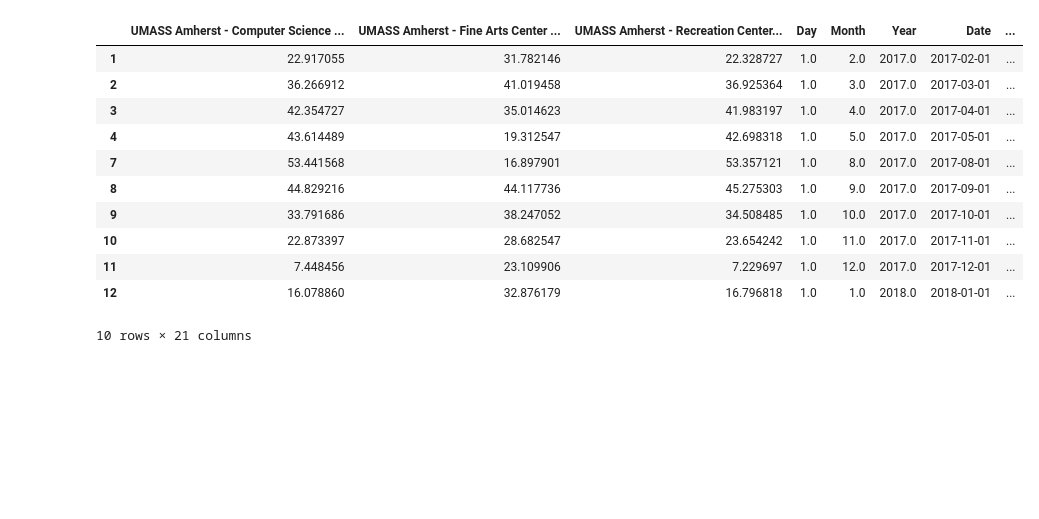
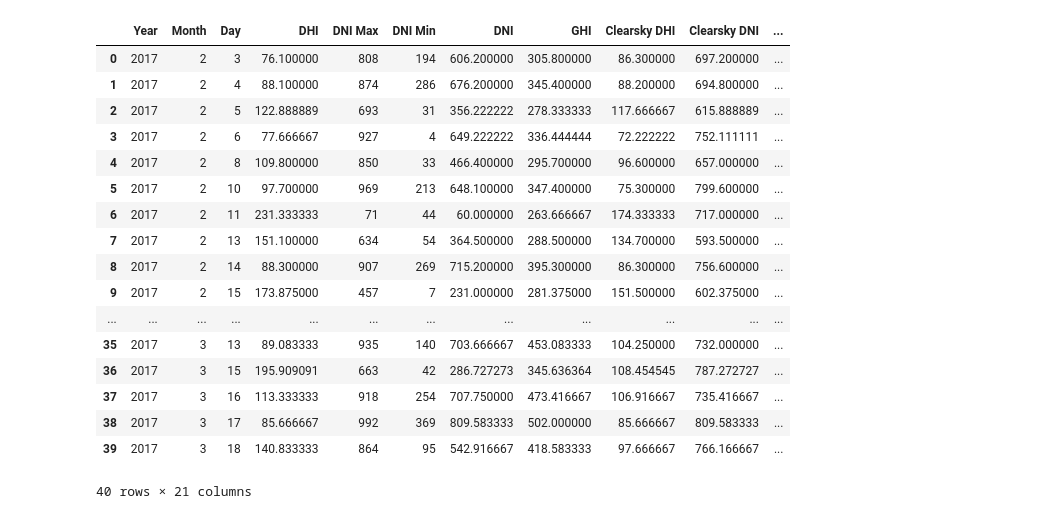
Before and after one commit to A-Wadhwani/ME597-Project, a Jupyter notebook: UMass Solar data cleaning.ipynb, the cells around one changed output. Cells and saved outputs as stored; diff of their text form; code cells hidden in the pictures; blank space fills up the shorter version.

Commit message:
revised code + data

```diff
--- a/UMass Solar data cleaning.ipynb
+++ b/UMass Solar data cleaning.ipynb
@@ -129,6 +156,10 @@ weather_df.head(10)
+# %%
+data_new_df = data_new_df[(data_new_df != 0).all(1)]
+# %%
+final_df = weather_df.merge(data_new_df, left_on = ('Month', 'Day', 'Year'),right_on = ('Month', 'Day', 'Year'), how = 'inner')
 # %%
-final_df = pd.concat([data_new_df, weather_df], axis=1, ignore_index=True)
-final_df.columns = ('UMASS Amherst - Computer Science null', 'UMASS Amherst - Fine Arts Center null', 'UMASS Amherst - Recreation Center null', 'Day', 'Month', 'Year', 'Date', 'DHI', 'DNI Max', 'DNI Min', 'DNI', 'GHI', 'Clearsky DHI', 'Clearsky DNI', 'Clearsky GHI', 'Wind Speed','Precipitable Water', 'Wind Direction', 'Relative Humidity', 'Temperature', 'Pressure')
+#final_df = pd.concat([data_new_df, weather_df], axis=1, ignore_index=True)
+#final_df.columns = ('UMASS Amherst - Computer Science null', 'UMASS Amherst - Fine Arts Center null', 'UMASS Amherst - Recreation Center null', 'Day', 'Month', 'Year', 'Date', 'DHI', 'DNI Max', 'DNI Min', 'DNI', 'GHI', 'Clearsky DHI', 'Clearsky DNI', 'Clearsky GHI', 'Wind Speed','Precipitable Water', 'Wind Direction', 'Relative Humidity', 'Temperature', 'Pressure')
 # %%
 final_df.head(10)
 # %% [output]
@@ -146,18 +177,24 @@ final_df.head(10)
 10 rows × 21 columns
 # %%
-final_df = final_df[final_df['UMASS Amherst - Fine Arts Center null'] != 0]
+#final_df = final_df[final_df['UMASS Amherst - Fine Arts Center null'] != 0]
 # %%
-final_df.head(10)
+final_df.head(40)
 # %% [output]
-|  | UMASS Amherst - Computer Science ... | UMASS Amherst - Fine Arts Center ... | UMASS Amherst - Recreation Center... | Day | Month | Year | Date | ... |
-| 1 | 22.917055 | 31.782146 | 22.328727 | 1.0 | 2.0 | 2017.0 | 2017-02-01 | ... |
-| 2 | 36.266912 | 41.019458 | 36.925364 | 1.0 | 3.0 | 2017.0 | 2017-03-01 | ... |
-| 3 | 42.354727 | 35.014623 | 41.983197 | 1.0 | 4.0 | 2017.0 | 2017-04-01 | ... |
-| 4 | 43.614489 | 19.312547 | 42.698318 | 1.0 | 5.0 | 2017.0 | 2017-05-01 | ... |
-| 7 | 53.441568 | 16.897901 | 53.357121 | 1.0 | 8.0 | 2017.0 | 2017-08-01 | ... |
-| 8 | 44.829216 | 44.117736 | 45.275303 | 1.0 | 9.0 | 2017.0 | 2017-09-01 | ... |
-| 9 | 33.791686 | 38.247052 | 34.508485 | 1.0 | 10.0 | 2017.0 | 2017-10-01 | ... |
-| 10 | 22.873397 | 28.682547 | 23.654242 | 1.0 | 11.0 | 2017.0 | 2017-11-01 | ... |
-| 11 | 7.448456 | 23.109906 | 7.229697 | 1.0 | 12.0 | 2017.0 | 2017-12-01 | ... |
-| 12 | 16.078860 | 32.876179 | 16.796818 | 1.0 | 1.0 | 2018.0 | 2018-01-01 | ... |
+|  | Year | Month | Day | DHI | DNI Max | DNI Min | DNI | GHI | Clearsky DHI | Clearsky DNI | ... |
+| 0 | 2017 | 2 | 3 | 76.100000 | 808 | 194 | 606.200000 | 305.800000 | 86.300000 | 697.200000 | ... |
+| 1 | 2017 | 2 | 4 | 88.100000 | 874 | 286 | 676.200000 | 345.400000 | 88.200000 | 694.800000 | ... |
+| 2 | 2017 | 2 | 5 | 122.888889 | 693 | 31 | 356.222222 | 278.333333 | 117.666667 | 615.888889 | ... |
+| 3 | 2017 | 2 | 6 | 77.666667 | 927 | 4 | 649.222222 | 336.444444 | 72.222222 | 752.111111 | ... |
+| 4 | 2017 | 2 | 8 | 109.800000 | 850 | 33 | 466.400000 | 295.700000 | 96.600000 | 657.000000 | ... |
+| 5 | 2017 | 2 | 10 | 97.700000 | 969 | 213 | 648.100000 | 347.400000 | 75.300000 | 799.600000 | ... |
+| 6 | 2017 | 2 | 11 | 231.333333 | 71 | 44 | 60.000000 | 263.666667 | 174.333333 | 717.000000 | ... |
+| 7 | 2017 | 2 | 13 | 151.100000 | 634 | 54 | 364.500000 | 288.500000 | 134.700000 | 593.500000 | ... |
+| 8 | 2017 | 2 | 14 | 88.300000 | 907 | 269 | 715.200000 | 395.300000 | 86.300000 | 756.600000 | ... |
+| 9 | 2017 | 2 | 15 | 173.875000 | 457 | 7 | 231.000000 | 281.375000 | 151.500000 | 602.375000 | ... |
+| ... | ... | ... | ... | ... | ... | ... | ... | ... | ... | ... | ... |
+| 35 | 2017 | 3 | 13 | 89.083333 | 935 | 140 | 703.666667 | 453.083333 | 104.250000 | 732.000000 | ... |
+| 36 | 2017 | 3 | 15 | 195.909091 | 663 | 42 | 286.727273 | 345.636364 | 108.454545 | 787.272727 | ... |
+| 37 | 2017 | 3 | 16 | 113.333333 | 918 | 254 | 707.750000 | 473.416667 | 106.916667 | 735.416667 | ... |
+| 38 | 2017 | 3 | 17 | 85.666667 | 992 | 369 | 809.583333 | 502.000000 | 85.666667 | 809.583333 | ... |
+| 39 | 2017 | 3 | 18 | 140.833333 | 864 | 95 | 542.916667 | 418.583333 | 97.666667 | 766.166667 | ... |
-10 rows × 21 columns
+40 rows × 21 columns
```
Also changed, not shown: parts of 16 cells of this notebook, 1 other file.
